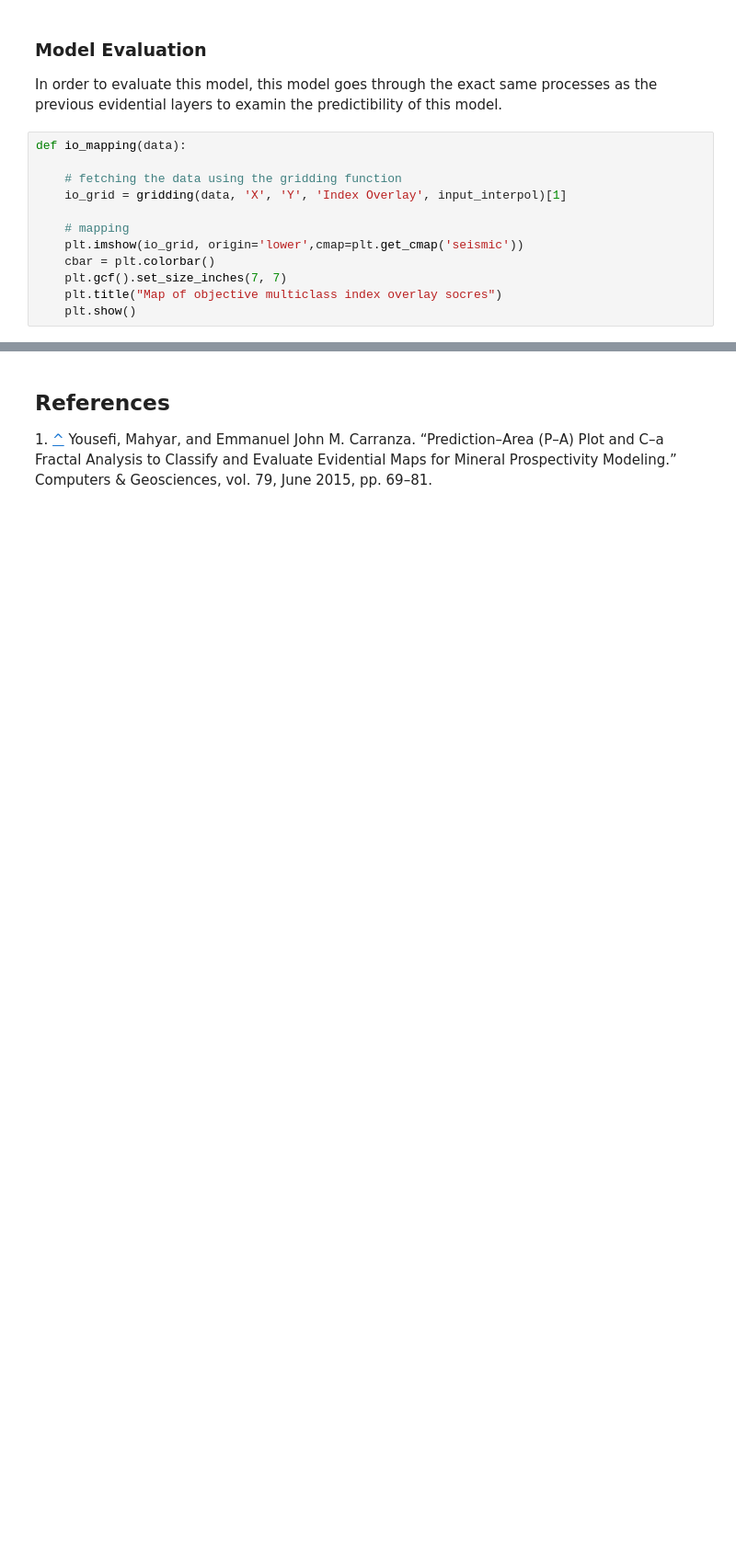
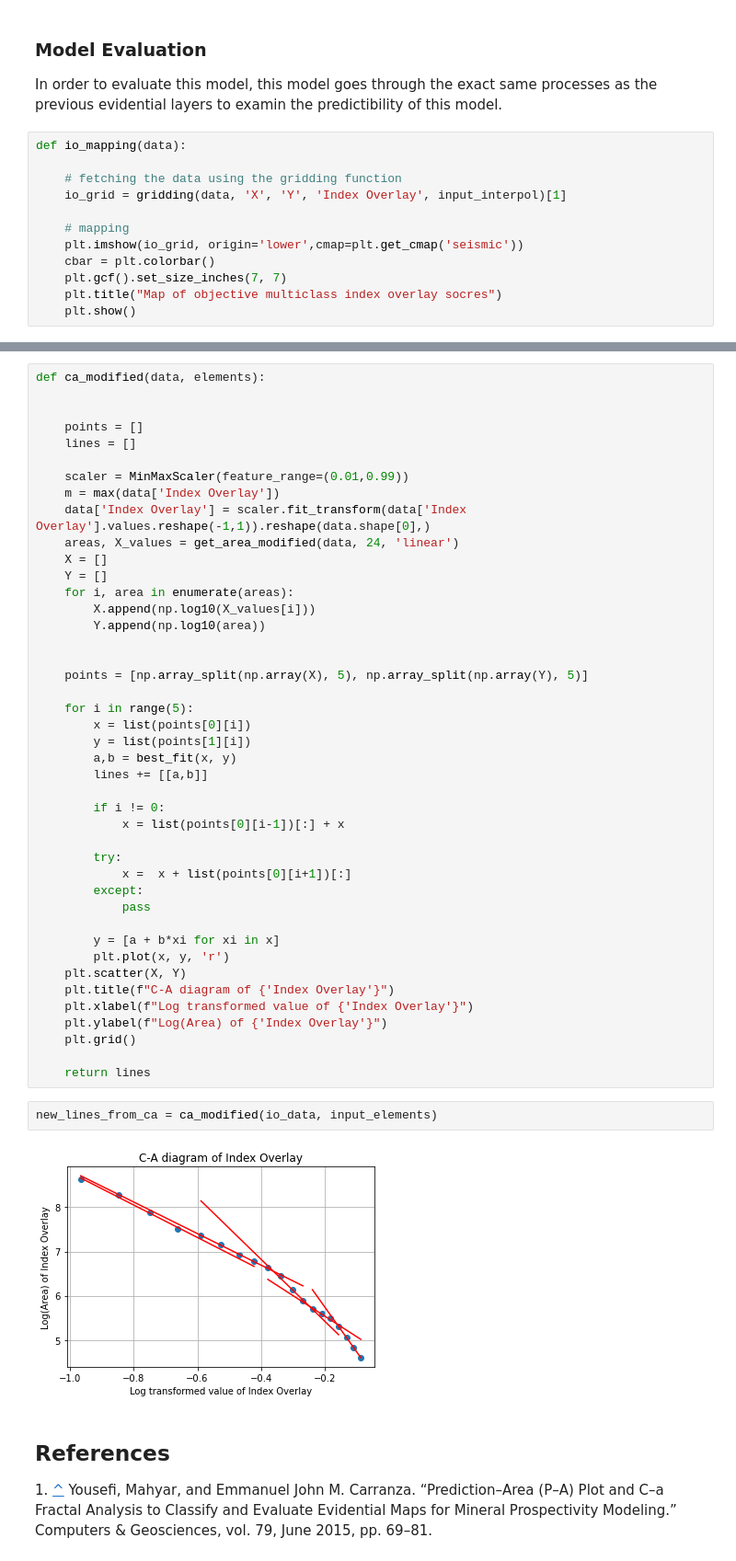
Before and after one commit to SupernovifieD/thesis-UT-2022, a Jupyter notebook: Thesis - Yasin Ghasemi - 2.0.1.ipynb, the cells around one changed output, grey strips where cells are left out. Shown at 92% size. Saved outputs shown, nothing was run; the diff lists cells and outputs as text; blank space fills up the shorter version.

```diff
--- a/Thesis - Yasin Ghasemi - 2.0.1.ipynb
+++ b/Thesis - Yasin Ghasemi - 2.0.1.ipynb
@@ -786,3 +920,50 @@ io_mapping(io_data)
+# %%
+def ca_modified(data, elements):
+
+
+    points = []
+    lines = []
+
+    scaler = MinMaxScaler(feature_range=(0.01,0.99))
+    m = max(data['Index Overlay'])
+    data['Index Overlay'] = scaler.fit_transform(data['Index Overlay'].values.reshape(-1,1)).reshape(data.shape[0],)
+    areas, X_values = get_area_modified(data, 24, 'linear')
+    X = []
+    Y = []
+    for i, area in enumerate(areas):
+        X.append(np.log10(X_values[i]))
+        Y.append(np.log10(area))
+
+
+    points = [np.array_split(np.array(X), 5), np.array_split(np.array(Y), 5)]
+
+    for i in range(5):
+        x = list(points[0][i])
+        y = list(points[1][i])
+        a,b = best_fit(x, y)
+        lines += [[a,b]]
+
+        if i != 0:
+            x = list(points[0][i-1])[:] + x
+
+        try:
+            x =  x + list(points[0][i+1])[:]
+        except:
+            pass
+
+        y = [a + b*xi for xi in x]
+        plt.plot(x, y, 'r')
+    plt.scatter(X, Y)
+    plt.title(f"C-A diagram of {'Index Overlay'}")
+    plt.xlabel(f"Log transformed value of {'Index Overlay'}")
+    plt.ylabel(f"Log(Area) of {'Index Overlay'}")
+    plt.grid()
+
+    return lines
+# %%
+new_lines_from_ca = ca_modified(io_data, input_elements)
+# %% [output]
+[figure, added]
 # %% [markdown]
 ## References <a name="refer"></a>
 
```
Also changed, not shown: parts of 24 cells of this notebook.
